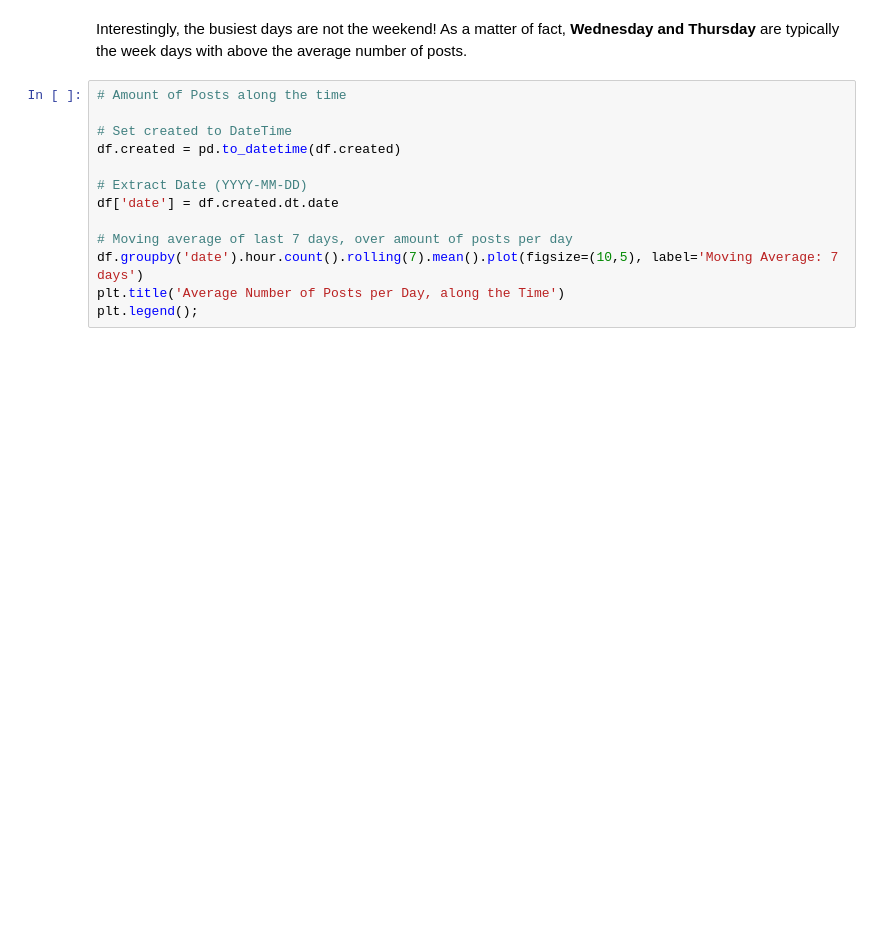
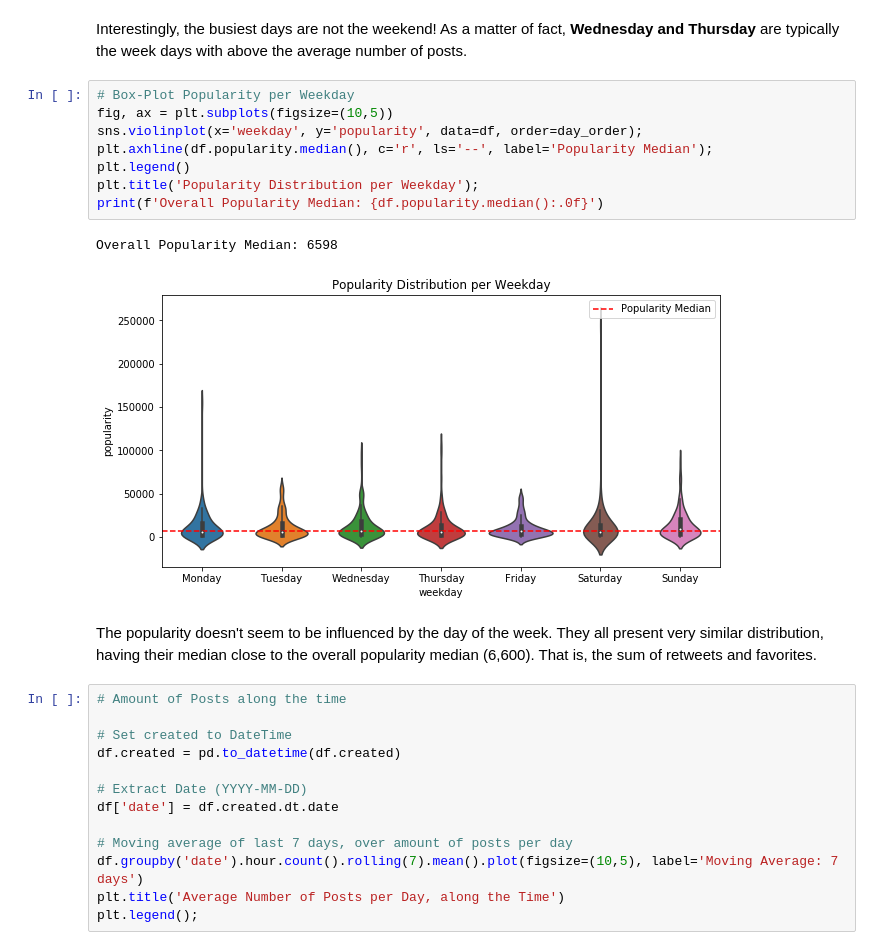
Before and after one commit to marcellovictorino/DAND_4_Data_Wrangling, a Jupyter notebook: 3) Project 4 - WeRateDogs Twitter/wrangle_act.ipynb, the cells around one changed output. Saved outputs shown, nothing was run; the diff lists cells and outputs as text; blank space fills up the shorter version.

```diff
--- a/3) Project 4 - WeRateDogs Twitter/wrangle_act.ipynb
+++ b/3) Project 4 - WeRateDogs Twitter/wrangle_act.ipynb
@@ -538,6 +539,19 @@ plt.title('Average Number of Posts per Day of Week');
 [figure]
 # %% [markdown]
 Interestingly, the busiest days are not the weekend! As a matter of fact, **Wednesday and Thursday** are typically the week days with above the average number of posts.
+# %%
+# Box-Plot Popularity per Weekday
+fig, ax = plt.subplots(figsize=(10,5))
+sns.violinplot(x='weekday', y='popularity', data=df, order=day_order);
+plt.axhline(df.popularity.median(), c='r', ls='--', label='Popularity Median');
+plt.legend()
+plt.title('Popularity Distribution per Weekday');
+print(f'Overall Popularity Median: {df.popularity.median():.0f}')
+# %% [output]
+Overall Popularity Median: 6598
+[figure, added]
+# %% [markdown]
+The popularity doesn't seem to be influenced by the day of the week. They all present very similar distribution, having their median close to the overall popularity median (6,600). That is, the sum of retweets and favorites.
 # %%
 # Amount of Posts along the time
 
```
Also changed, not shown: parts of 6 cells of this notebook.
